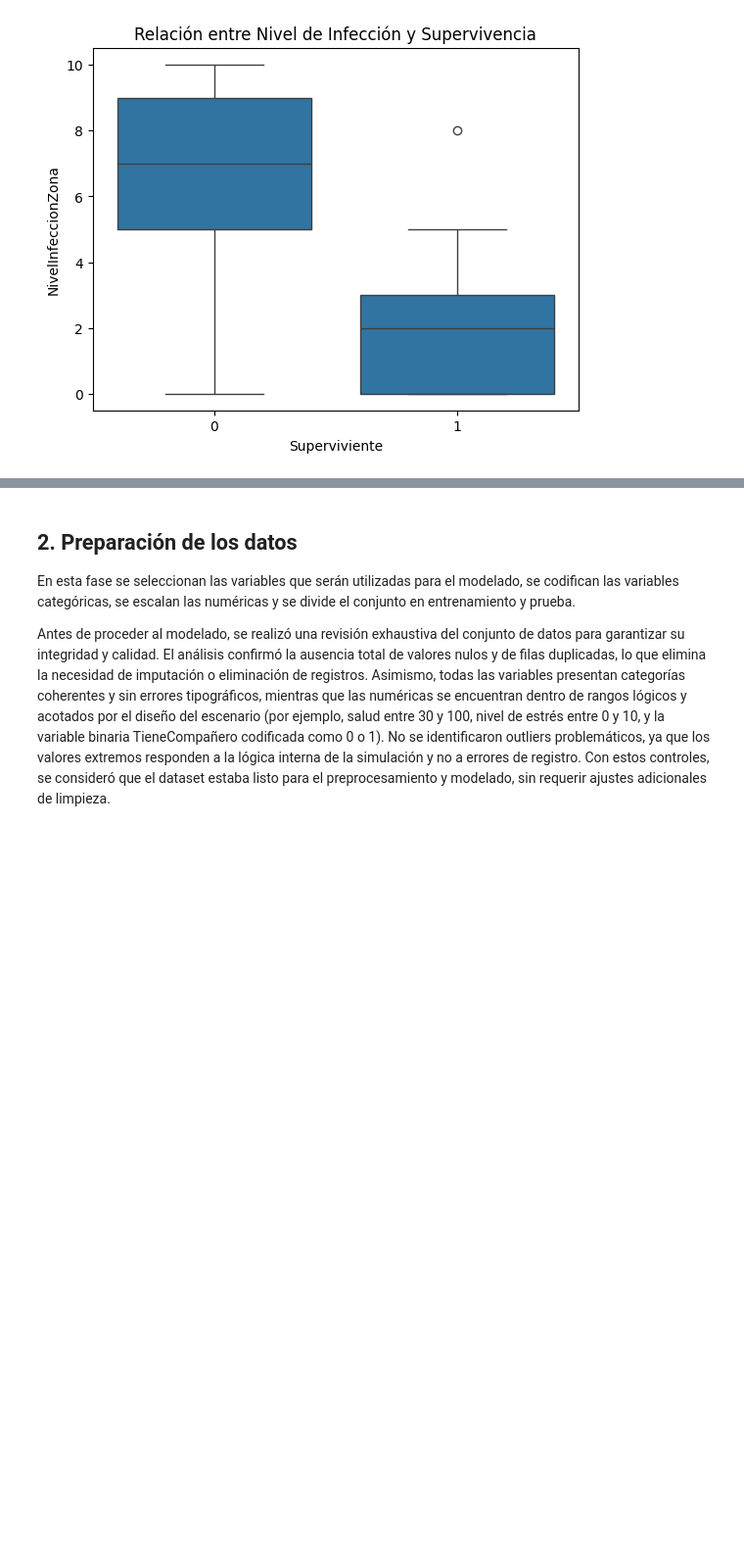
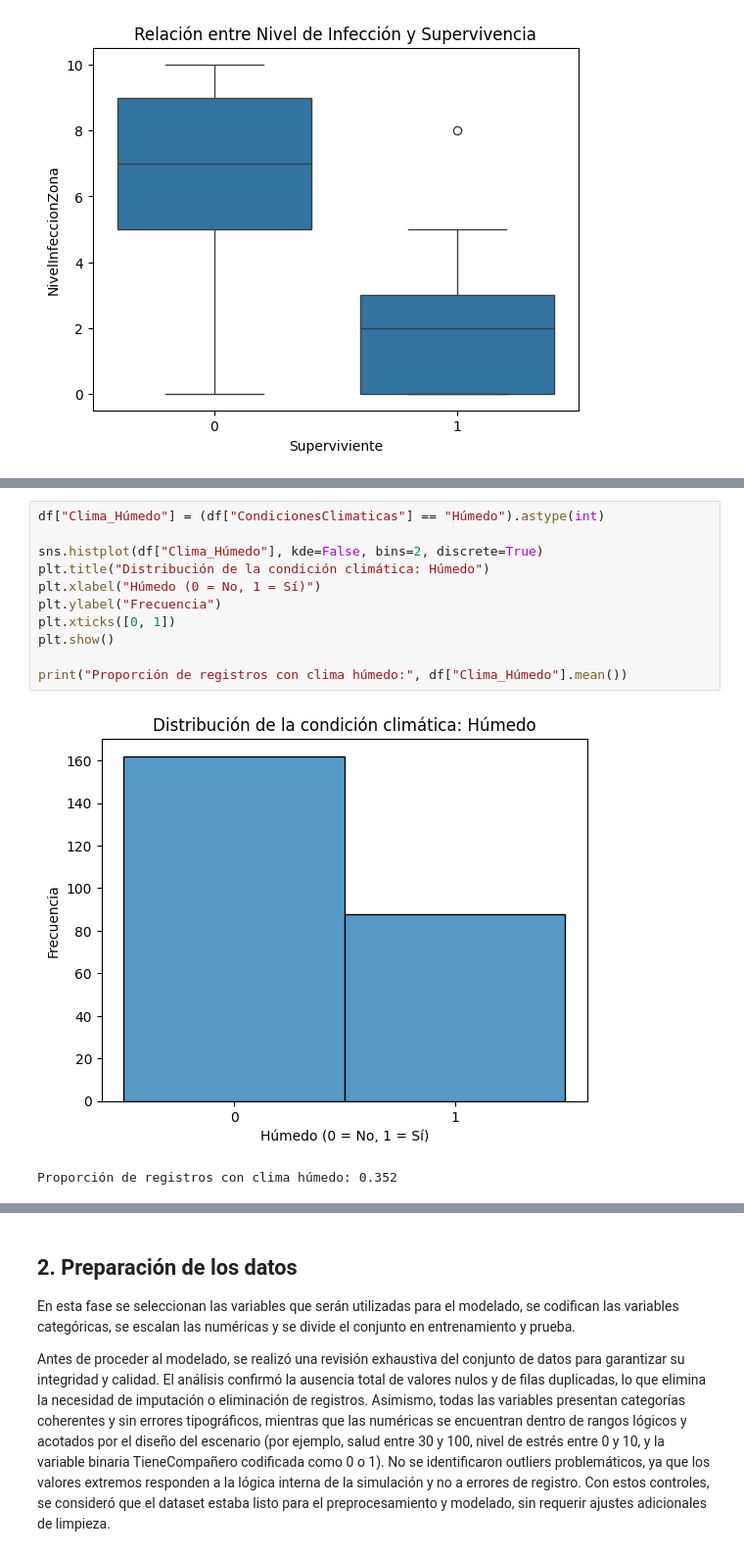
Before and after one commit to TheVale55/Machine-Learning-TLOU, a Jupyter notebook: notebooks/1_modelado.ipynb, the cells around one changed output, grey strips where cells are left out. Shown at 98% size. Cells and saved outputs as stored; diff of their text form; blank space fills up the shorter version.

```diff
--- a/notebooks/1_modelado.ipynb
+++ b/notebooks/1_modelado.ipynb
@@ -131,0 +161,14 @@ Los personajes con salud ≥ 70 sobreviven significativamente más. Esto confirm
+# %%
+df["Clima_Húmedo"] = (df["CondicionesClimaticas"] == "Húmedo").astype(int)
+
+sns.histplot(df["Clima_Húmedo"], kde=False, bins=2, discrete=True)
+plt.title("Distribución de la condición climática: Húmedo")
+plt.xlabel("Húmedo (0 = No, 1 = Sí)")
+plt.ylabel("Frecuencia")
+plt.xticks([0, 1])
+plt.show()
+
+print("Proporción de registros con clima húmedo:", df["Clima_Húmedo"].mean())
+# %% [output]
+[figure, added]
+Proporción de registros con clima húmedo: 0.352
```
Also changed, not shown: parts of 8 cells of this notebook.
